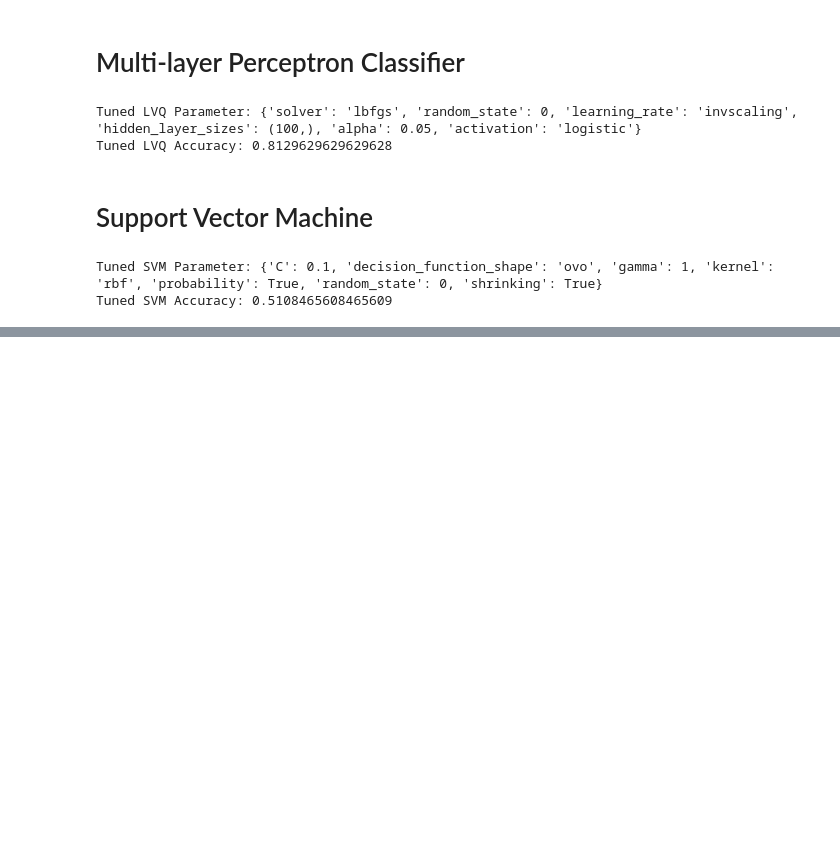
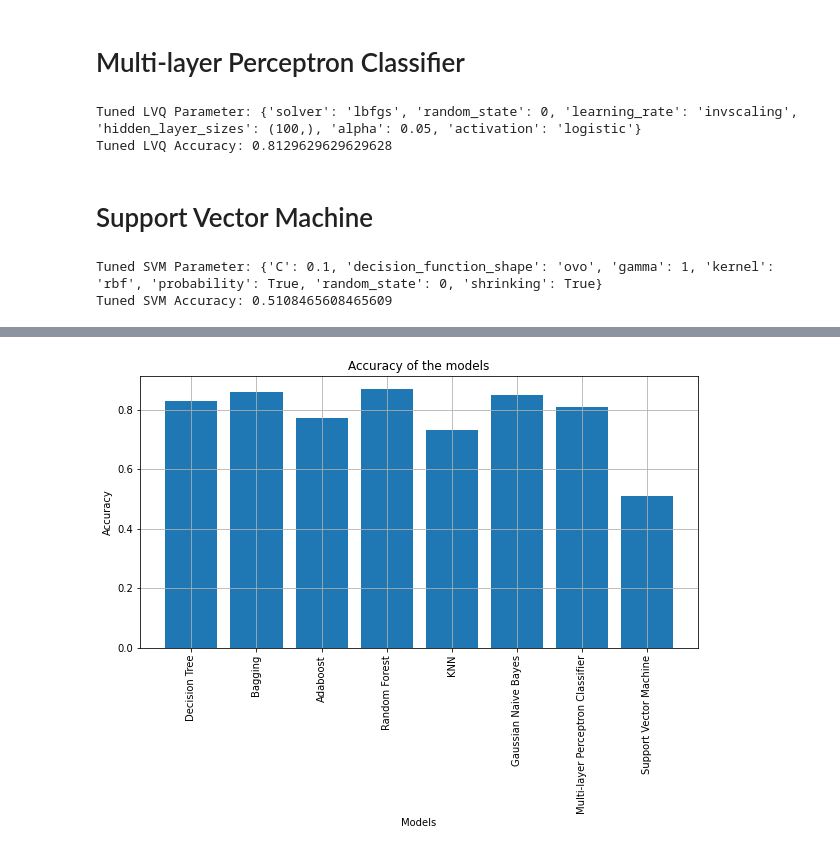
Before and after one commit to NimaZah/DN, a Jupyter notebook: DARWIN.ipynb, the cells around one changed output, grey strips where cells are left out. Cells and saved outputs as stored; diff of their text form; code cells hidden in the pictures; blank space fills up the shorter version.

```diff
--- a/DARWIN.ipynb
+++ b/DARWIN.ipynb
@@ -332,30 +370,34 @@ Tuned SVM Accuracy: 0.5108465608465609
 # %%
 # Visualize the accuracy of the models
 
 models = [
     'Decision Tree',
     'Bagging',
     'Adaboost',
     'Random Forest',
     'KNN',
     'Gaussian Naive Bayes',
-    'Learning Vector Quantization',
+    'Multi-layer Perceptron Classifier',
     'Support Vector Machine',
     ]
 accuracy = [
-    0.9,
-    0.9,
-    0.9,
-    0.9,
-    0.9,
-    0.9,
-    0.9,
-    0.9,
+    0.83,
+    0.86,
+    0.77,
+    0.87,
+    0.73,
+    0.85,
+    0.81,
+    0.51,
     ]
 
-import matplotlib.pyplot as plt
+plt.figure(figsize=(10,5))
 plt.bar(models, accuracy)
 plt.xlabel('Models')
 plt.ylabel('Accuracy')
 plt.title('Accuracy of the models')
+plt.xticks(rotation=90)
+plt.grid()
 plt.show()
+# %% [output]
+[figure, added]
```
Also changed, not shown: parts of 13 cells of this notebook.
